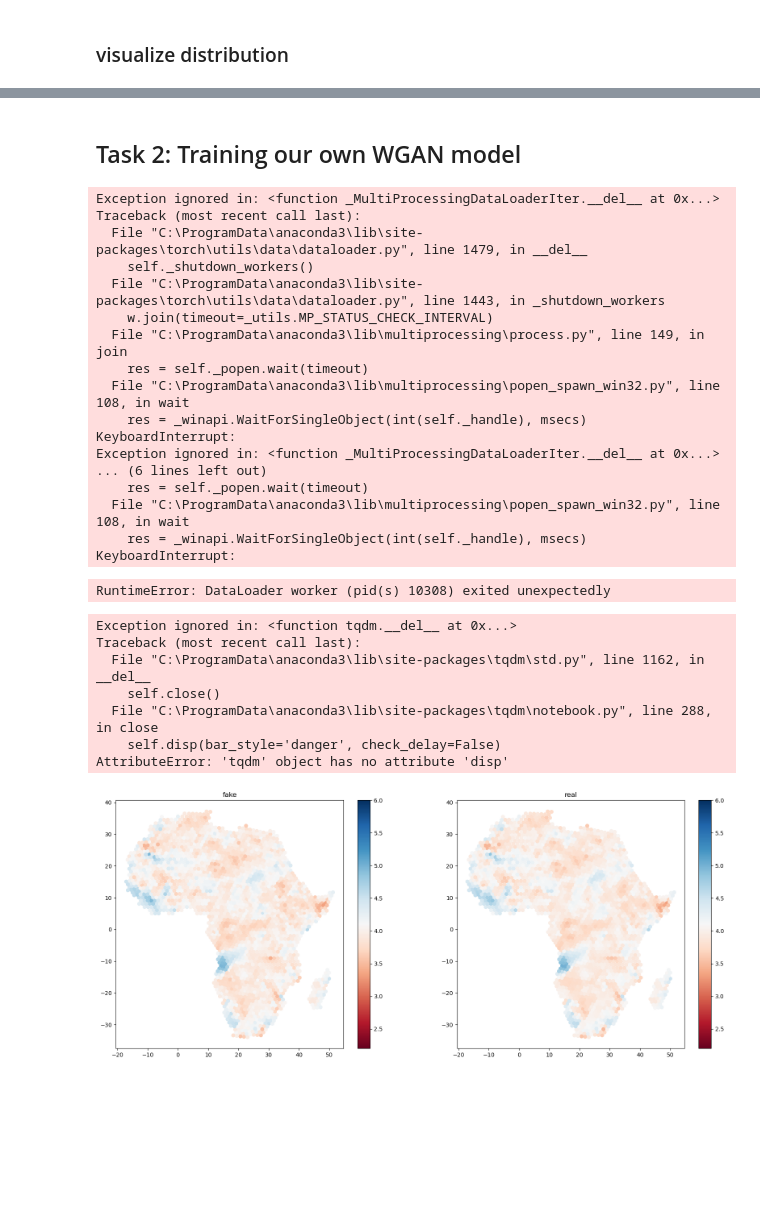
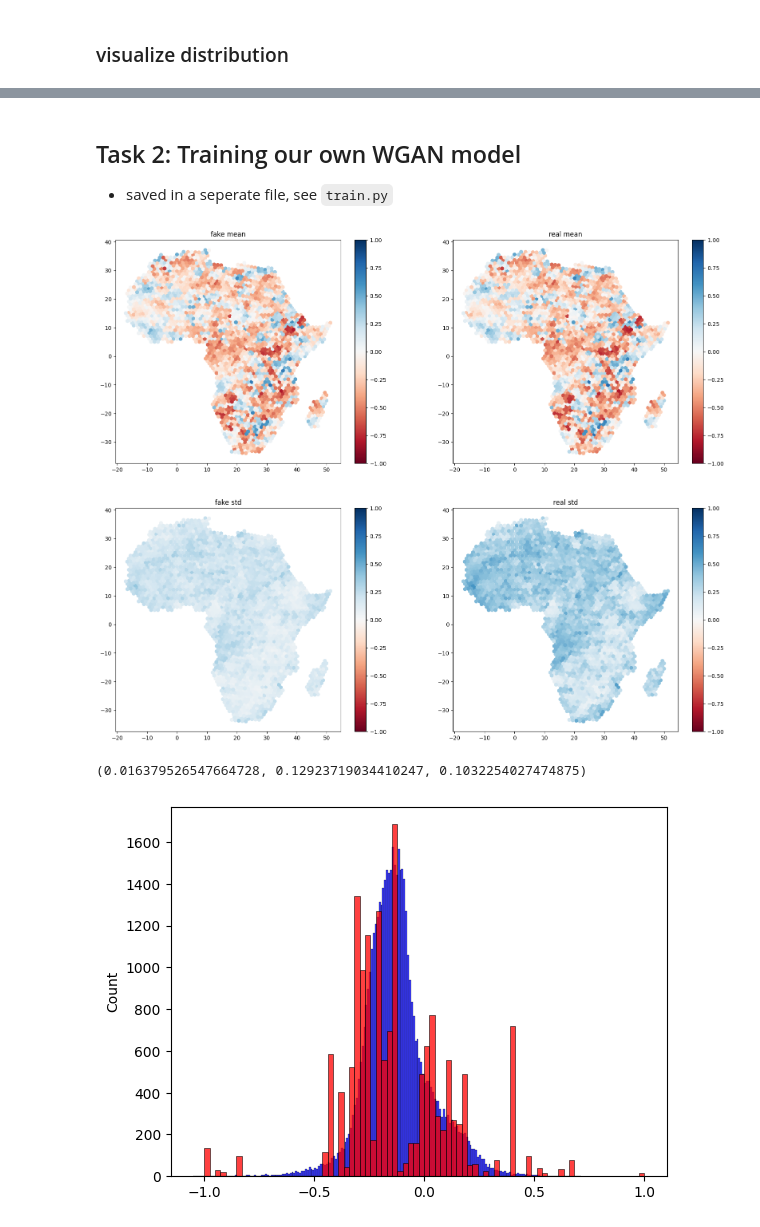
Before and after one commit to Moenupa/EIGAN, a Jupyter notebook: SCRIPTS/submission.ipynb, the cells around one changed output, grey strips where cells are left out. Saved outputs shown, nothing was run; the diff lists cells and outputs as text; code cells hidden in the pictures; blank space fills up the shorter version.

```diff
--- a/SCRIPTS/submission.ipynb
+++ b/SCRIPTS/submission.ipynb
@@ -121,2 +107,4 @@ with torch.no_grad():
 # %% [markdown]
 ## Task 2: Training our own WGAN model
+
+- saved in a seperate file, see `train.py`
@@ -126,53 +110,0 @@ _ = model.normalize(data)
-# %%
-model.to("cuda:0")
-model.optimize(data, MODEL_ROOT, epochs=200, lr=1e-4,
-               betas=(0.9, 0.999), device="cuda:0")
-# %% [output]
-Exception ignored in: <function _MultiProcessingDataLoaderIter.__del__ at 0x...>
-Traceback (most recent call last):
-  File "C:\ProgramData\anaconda3\lib\site-packages\torch\utils\data\dataloader.py", line 1479, in __del__
-    self._shutdown_workers()
-  File "C:\ProgramData\anaconda3\lib\site-packages\torch\utils\data\dataloader.py", line 1443, in _shutdown_workers
-    w.join(timeout=_utils.MP_STATUS_CHECK_INTERVAL)
-  File "C:\ProgramData\anaconda3\lib\multiprocessing\process.py", line 149, in join
-    res = self._popen.wait(timeout)
-  File "C:\ProgramData\anaconda3\lib\multiprocessing\popen_spawn_win32.py", line 108, in wait
-    res = _winapi.WaitForSingleObject(int(self._handle), msecs)
-KeyboardInterrupt:
-Exception ignored in: <function _MultiProcessingDataLoaderIter.__del__ at 0x...>
-... (6 lines left out)
-    res = self._popen.wait(timeout)
-  File "C:\ProgramData\anaconda3\lib\multiprocessing\popen_spawn_win32.py", line 108, in wait
-    res = _winapi.WaitForSingleObject(int(self._handle), msecs)
-KeyboardInterrupt:
-RuntimeError: DataLoader worker (pid(s) 10308) exited unexpectedly
-Exception ignored in: <function tqdm.__del__ at 0x...>
-Traceback (most recent call last):
-  File "C:\ProgramData\anaconda3\lib\site-packages\tqdm\std.py", line 1162, in __del__
-    self.close()
-  File "C:\ProgramData\anaconda3\lib\site-packages\tqdm\notebook.py", line 288, in close
-    self.disp(bar_style='danger', check_delay=False)
-AttributeError: 'tqdm' object has no attribute 'disp'
-# %%
-with torch.no_grad():
-    model.eval()
-    fake_data = model.generate()
-
-fake_avg = fake_data.mean(axis=0)
-assert fake_avg.shape == avg.shape
-
-fig, axes = plt.subplots(1, 2, figsize=(20, 8))
-axes.flatten()
-
-for _ax, _title, _avg in zip(axes,
-                             ('fake', 'real'),
-                             (fake_avg, avg)):
-    _fig = _ax.scatter(
-        cord[:, 0], cord[:, 1],
-        vmin=2.2, vmax=6.0,
-        c=_avg, cmap='RdBu'
-    )
-    _ax.set_title(_title)
-    plt.colorbar(_fig, ax=_ax)
-# %% [output]
-[figure, removed]
@@ -179,3 +113,18 @@ for _ax, _title, _avg in zip(axes,
+# %%
+with torch.no_grad():
+    model.eval()
+    new_fake_data = model.generate()
+
+plot_mean_std(new_fake_data, normed_data, cord)
+# %% [output]
+[figure, added]
+# %%
+sns.histplot(new_fake_data[:, 0], color='b')
+sns.histplot(normed_data[:, 0], color='r')
+eval_model(model, normed_data)
+# %% [output]
+(0.016379526547664728, 0.12923719034410247, 0.1032254027474875)
+[figure, added]
 # %%
 with torch.no_grad():
     model.eval()
```
Also changed, not shown: parts of 15 cells of this notebook, 5 other files.
